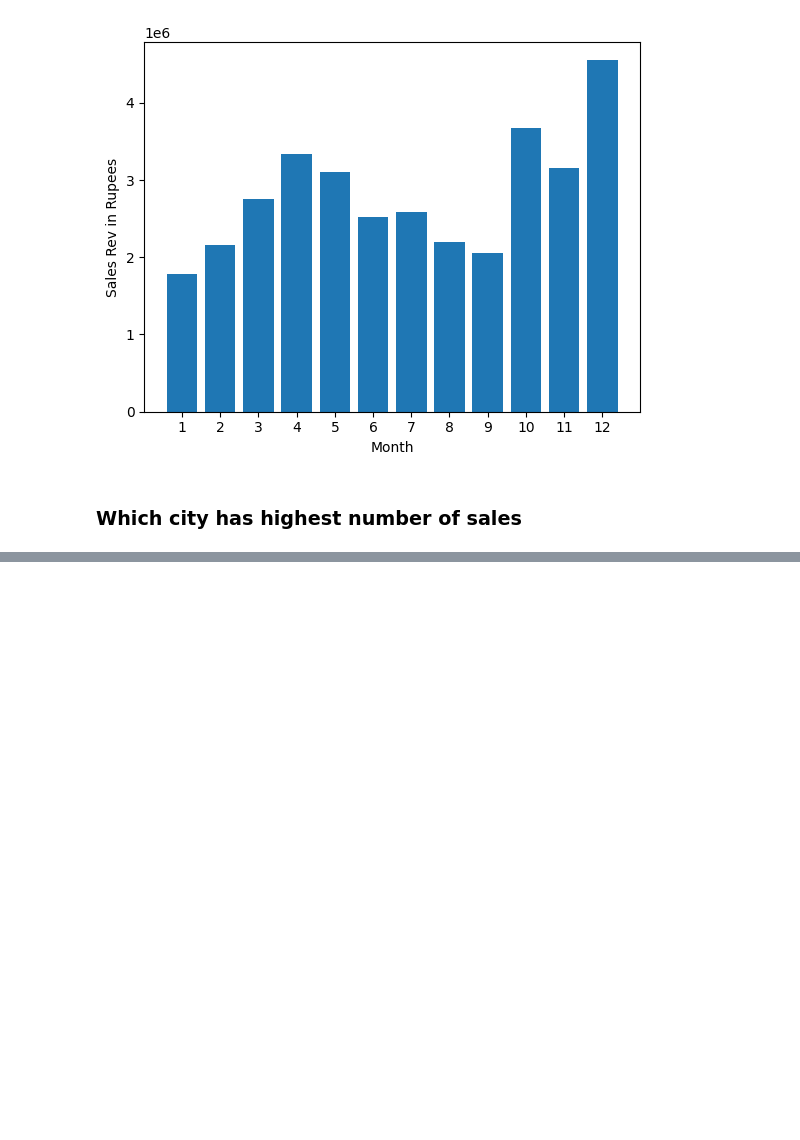
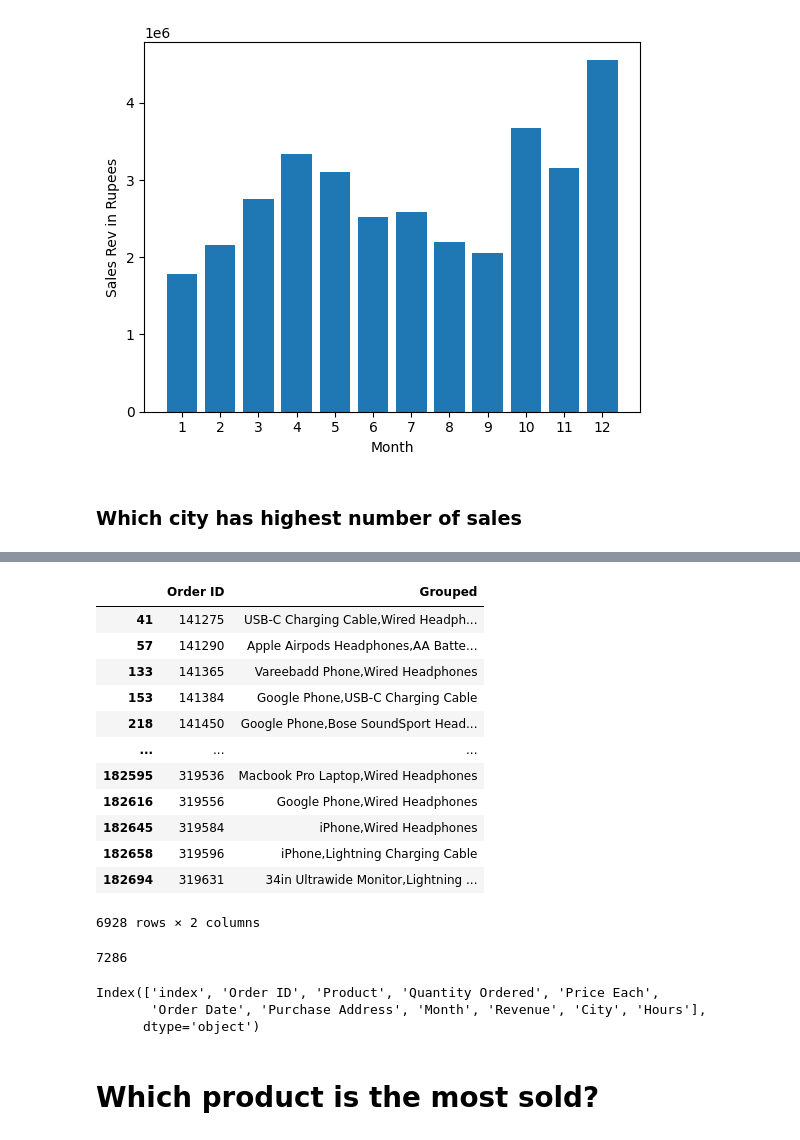
Before and after one commit to JBalakrishnaReddy/data-analytics-using-pandas, a Jupyter notebook: Sales_Analysis.ipynb, the cells around one changed output, grey strips where cells are left out. Saved outputs shown, nothing was run; the diff lists cells and outputs as text; code cells hidden in the pictures; blank space fills up the shorter version.

Commit message:
Completed the analysis on the data

```diff
--- a/Sales_Analysis.ipynb
+++ b/Sales_Analysis.ipynb
@@ -257,25 +141,0 @@ f"{prices[1]:.2f}"
-# %%
-import pandas as pd
-import matplotlib.pyplot as plt
-
-# Sample DataFrame
-data = {
-    'Name': ['Alice', 'Bob', 'Charlie', 'David', 'Emma'],
-    'Age': [25, 30, 22, 28, 35]
-}
-df = pd.DataFrame(data)
-
-# Plot a bar chart using the 'plot()' method
-ax = df.plot(x='Name', y='Age', kind='bar', legend=False)
-
-# Set the labels and title
-plt.xlabel('Name')
-plt.ylabel('Age')
-plt.title('Age Distribution')
-
-# Add text labels on top of each bar
-for index, value in enumerate(df['Age']):
-    plt.text(index, value, str(value), ha='center', va='bottom')
-
-# Show the plot
-plt.show()
@@ -283,0 +180,6 @@ plt.show()
+# %%
+# df contains only orders that contain multiple items
+df = data[data['Order ID'].duplicated(keep=False)]
+# %%
+df['Grouped'] = df.groupby('Order ID')['Product'].transform(lambda x: ','.join(x))
+df = df[['Order ID', "Grouped"]].drop_duplicates()
@@ -283,0 +216,28 @@ plt.show()
+# %%
+df
+# %% [output]
+|  | Order ID | Grouped |
+| 41 | 141275 | USB-C Charging Cable,Wired Headph... |
+| 57 | 141290 | Apple Airpods Headphones,AA Batte... |
+| 133 | 141365 | Vareebadd Phone,Wired Headphones |
+| 153 | 141384 | Google Phone,USB-C Charging Cable |
+| 218 | 141450 | Google Phone,Bose SoundSport Head... |
+| ... | ... | ... |
+| 182595 | 319536 | Macbook Pro Laptop,Wired Headphones |
+| 182616 | 319556 | Google Phone,Wired Headphones |
+| 182645 | 319584 | iPhone,Wired Headphones |
+| 182658 | 319596 | iPhone,Lightning Charging Cable |
+| 182694 | 319631 | 34in Ultrawide Monitor,Lightning ... |
+6928 rows × 2 columns
+# %%
+data['Order ID'].count() - len(data['Order ID'].unique())
+# %% [output]
+7286
+# %%
+data.keys()
+# %% [output]
+Index(['index', 'Order ID', 'Product', 'Quantity Ordered', 'Price Each',
+       'Order Date', 'Purchase Address', 'Month', 'Revenue', 'City', 'Hours'],
+      dtype='object')
+# %% [markdown]
+# Which product is the most sold?
```
Also changed, not shown: parts of 43 cells of this notebook.
